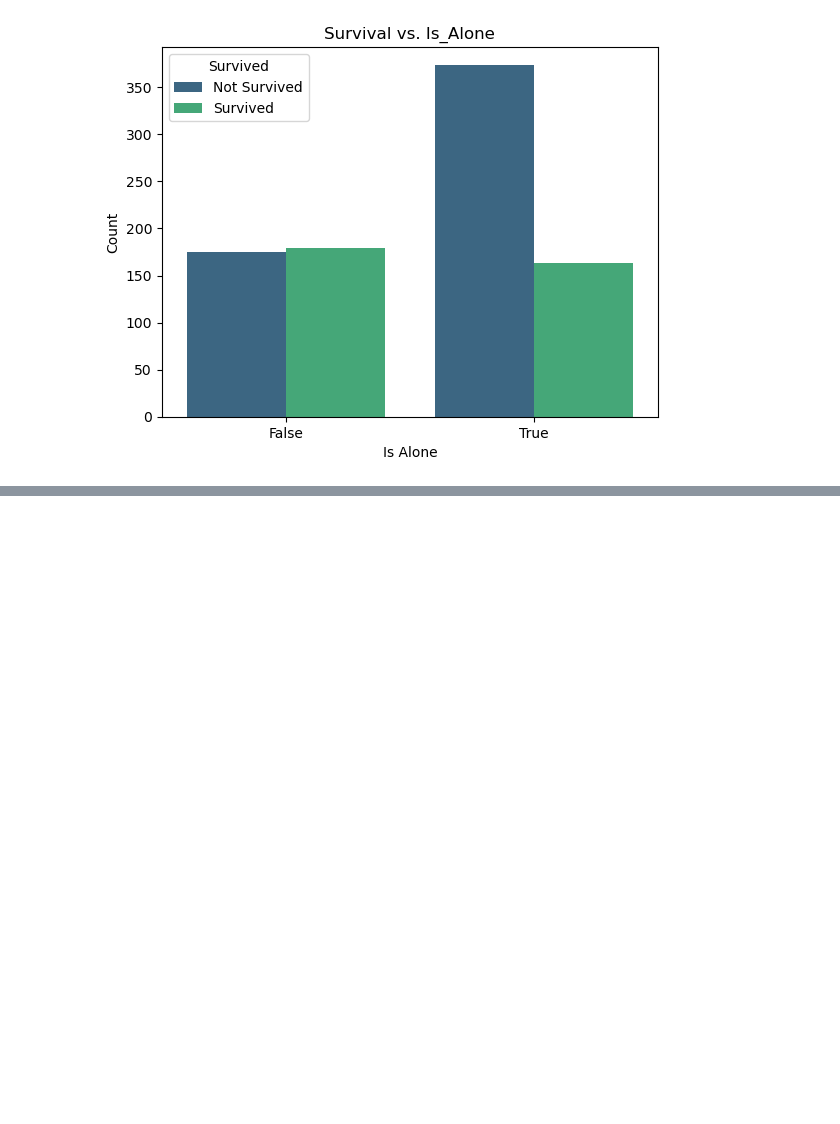
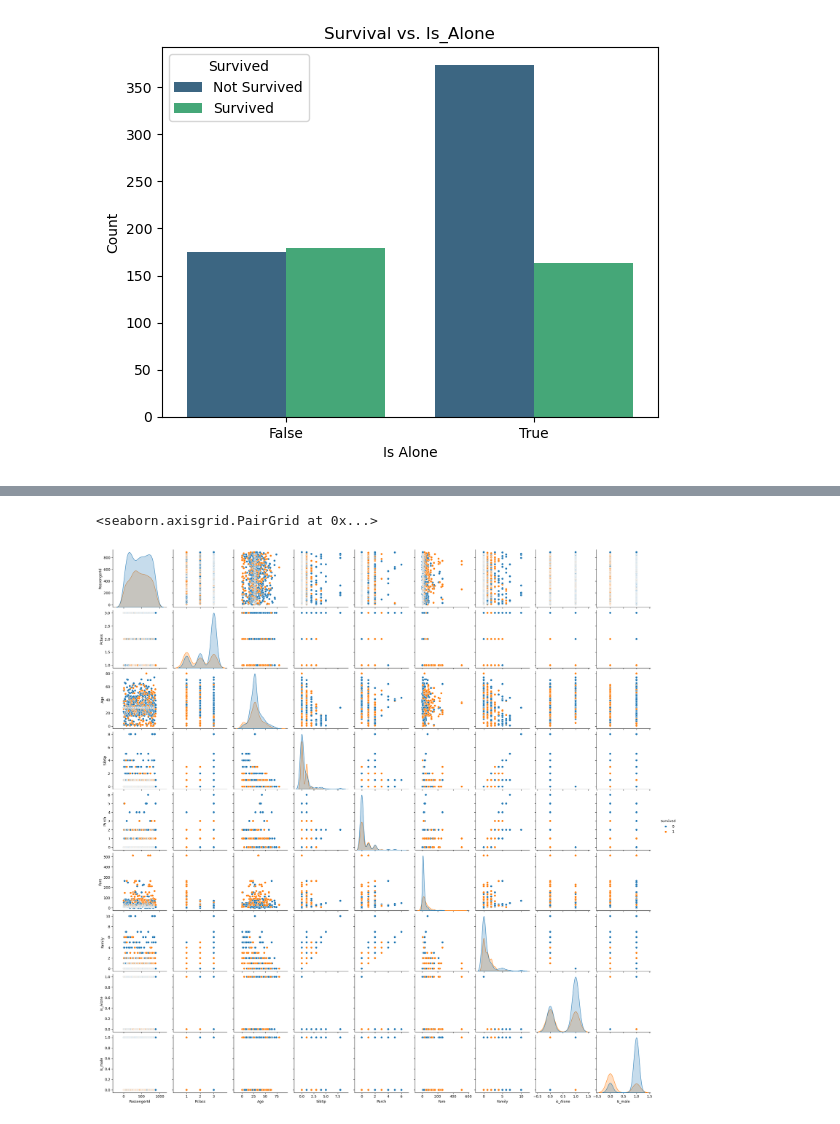
Before and after one commit to VictorAbhi/ml_learning, a Jupyter notebook: ml/python_libraries_for_data_science/matplotlib/titanic.ipynb, the cells around one changed output, grey strips where cells are left out. Drawn from its saved outputs; the diff is of its cells as text; code cells hidden in the pictures; blank space fills up the shorter version.

```diff
--- a/ml/python_libraries_for_data_science/matplotlib/titanic.ipynb
+++ b/ml/python_libraries_for_data_science/matplotlib/titanic.ipynb
@@ -274,0 +289,5 @@ data.drop(columns=['Sex_female','Sex_male'], axis=1)
+# %%
+sns.pairplot(data=data, hue='Survived')
+# %% [output]
+<seaborn.axisgrid.PairGrid at 0x...>
+[figure, added]
```
Also changed, not shown: parts of 8 cells of this notebook, 1 other file.
